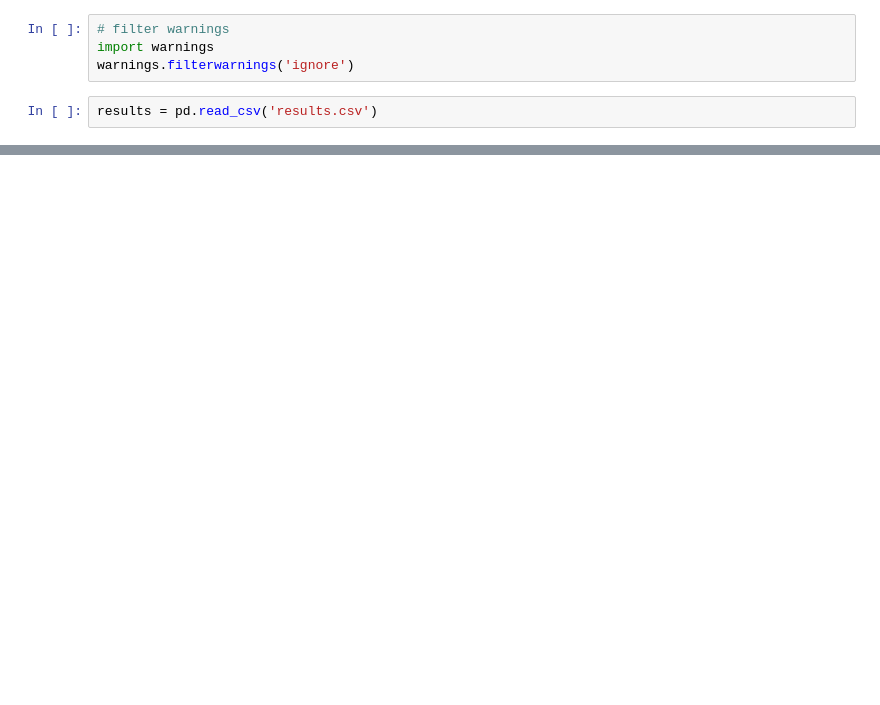
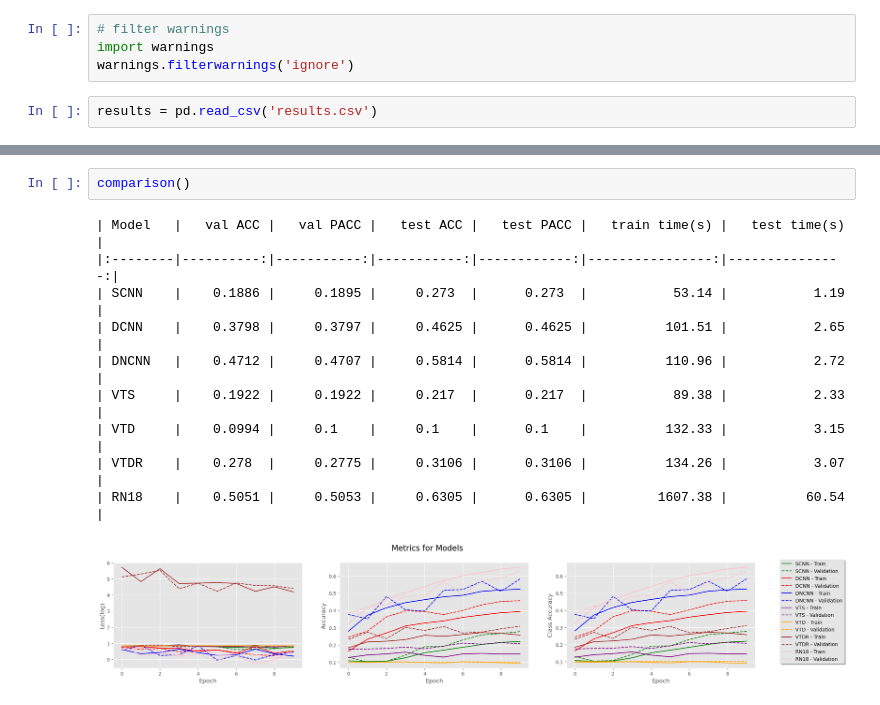
Before and after one commit to custibor99/dlvc_ss24, a Jupyter notebook: assignments/assignment_1/comparison.ipynb, the cells around one changed output, grey strips where cells are left out. Cells and saved outputs as stored; diff of their text form; blank space fills up the shorter version.

Commit message:
added train-test time and done overall cleaning/editing

```diff
--- a/assignments/assignment_1/comparison.ipynb
+++ b/assignments/assignment_1/comparison.ipynb
@@ -73,2 +24,15 @@ plot_evaluation(df_no_dropout, "nodropout")
+# %%
+comparison()
+# %% [output]
+| Model   |   val ACC |   val PACC |   test ACC |   test PACC |   train time(s) |   test time(s) |
+|:--------|----------:|-----------:|-----------:|------------:|----------------:|---------------:|
+| SCNN    |    0.1886 |     0.1895 |     0.273  |      0.273  |           53.14 |           1.19 |
+| DCNN    |    0.3798 |     0.3797 |     0.4625 |      0.4625 |          101.51 |           2.65 |
+| DNCNN   |    0.4712 |     0.4707 |     0.5814 |      0.5814 |          110.96 |           2.72 |
+| VTS     |    0.1922 |     0.1922 |     0.217  |      0.217  |           89.38 |           2.33 |
+| VTD     |    0.0994 |     0.1    |     0.1    |      0.1    |          132.33 |           3.15 |
+| VTDR    |    0.278  |     0.2775 |     0.3106 |      0.3106 |          134.26 |           3.07 |
+| RN18    |    0.5051 |     0.5053 |     0.6305 |      0.6305 |         1607.38 |          60.54 |
+[figure, added]
 # %%
 # get mean of val/mAcc, val/mClassAcc
```
Also changed, not shown: parts of 11 cells of this notebook, 47 other files.
